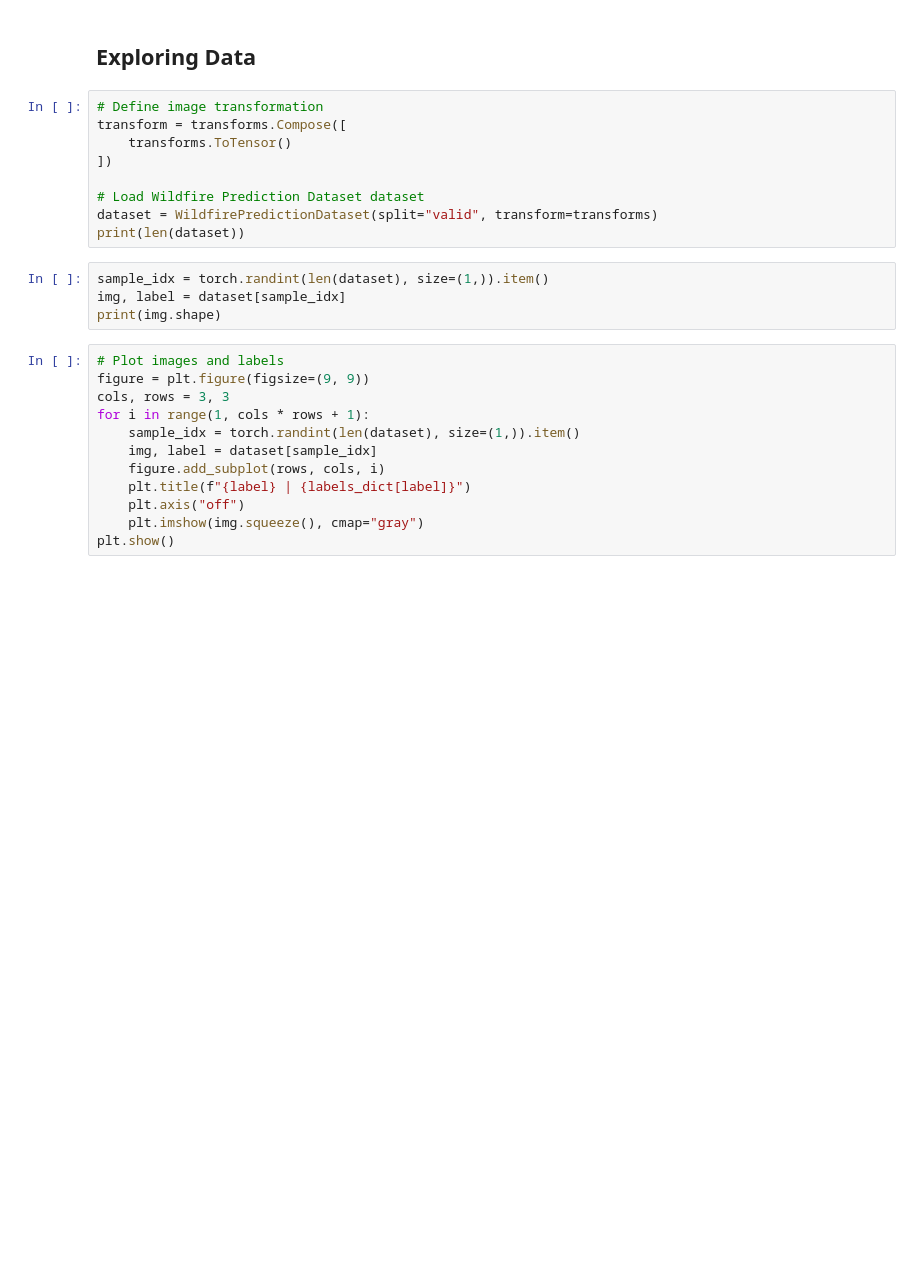
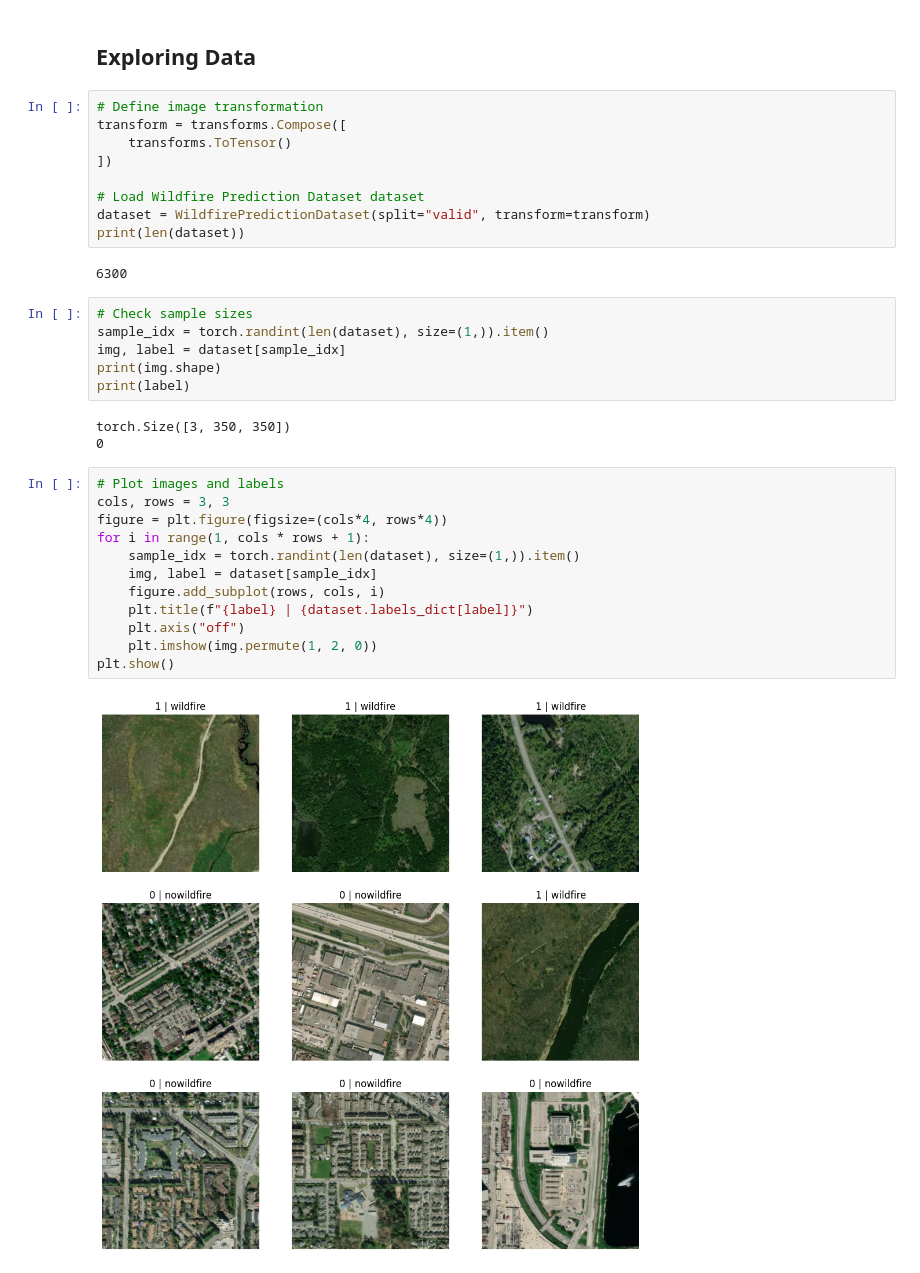
Before and after one commit to FABallemand/ROB313, a Jupyter notebook: practical_work/practical_work.ipynb, the cells around one changed output. Cells and saved outputs as stored; diff of their text form; blank space fills up the shorter version.

Commit message:
Practical Work: - Create dataset - Create model - Update notebook - Update README

```diff
--- a/practical_work/practical_work.ipynb
+++ b/practical_work/practical_work.ipynb
@@ -26,21 +30,30 @@ transform = transforms.Compose([
 ])
 
 # Load Wildfire Prediction Dataset dataset
-dataset = WildfirePredictionDataset(split="valid", transform=transforms)
+dataset = WildfirePredictionDataset(split="valid", transform=transform)
 print(len(dataset))
+# %% [output]
+6300
 # %%
+# Check sample sizes
 sample_idx = torch.randint(len(dataset), size=(1,)).item()
 img, label = dataset[sample_idx]
 print(img.shape)
+print(label)
+# %% [output]
+torch.Size([3, 350, 350])
+0
 # %%
 # Plot images and labels
-figure = plt.figure(figsize=(9, 9))
 cols, rows = 3, 3
+figure = plt.figure(figsize=(cols*4, rows*4))
 for i in range(1, cols * rows + 1):
     sample_idx = torch.randint(len(dataset), size=(1,)).item()
     img, label = dataset[sample_idx]
     figure.add_subplot(rows, cols, i)
-    plt.title(f"{label} | {labels_dict[label]}")
+    plt.title(f"{label} | {dataset.labels_dict[label]}")
     plt.axis("off")
-    plt.imshow(img.squeeze(), cmap="gray")
+    plt.imshow(img.permute(1, 2, 0))
 plt.show()
+# %% [output]
+[figure, added]
```
Also changed, not shown: parts of 5 cells of this notebook, 3 other files.
